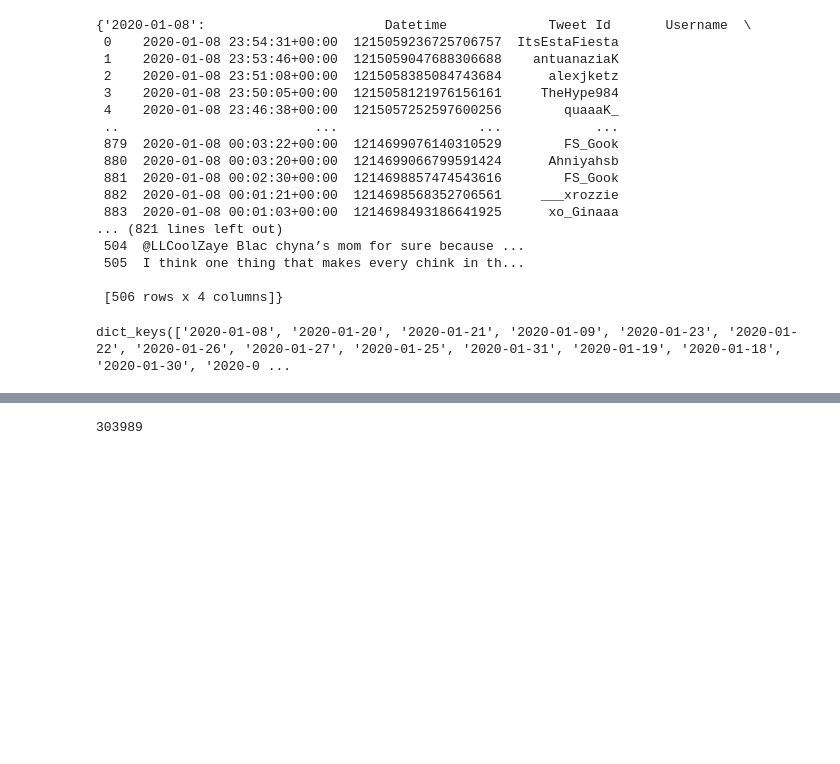
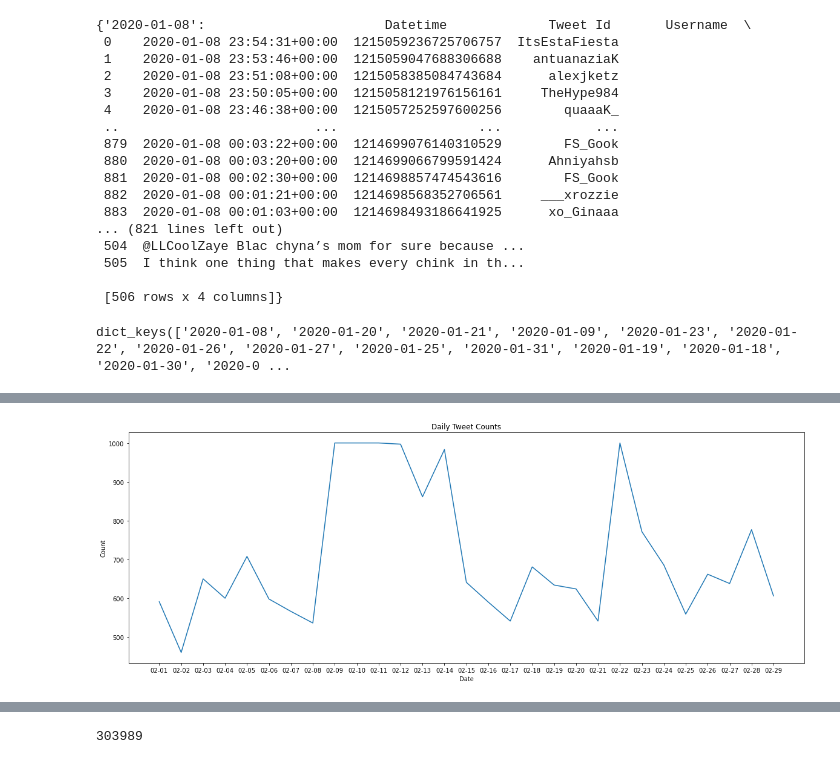
Before and after one commit to macs30200-s23/replication-materials-yuzhouw313, a Jupyter notebook: twitter_analysis.ipynb, the cells around one changed output, grey strips where cells are left out. Drawn from its saved outputs; the diff is of its cells as text; code cells hidden in the pictures; blank space fills up the shorter version.

```diff
--- a/twitter_analysis.ipynb
+++ b/twitter_analysis.ipynb
@@ -100,0 +99,12 @@ for key, values in dfs_1.items():
+# %%
+feb_count = day_count(dfs_2)
+mar_count = day_count(dfs_3)
+apr_count = day_count(dfs_4)
+may_count = day_count(dfs_5)
+jun_count = day_count(dfs_6)
+jul_count = day_count(dfs_7)
+aug_count = day_count(dfs_8)
+sep_count = day_count(dfs_9)
+oct_count = day_count(dfs_10)
+nov_count = day_count(dfs_11)
+dec_count = day_count(dfs_12)
@@ -100,0 +127,4 @@ for key, values in dfs_1.items():
+# %%
+plot_daily(feb_count) # Feb tweet Count
+# %% [output]
+[figure, added]
```
Also changed, not shown: parts of 19 cells of this notebook.
